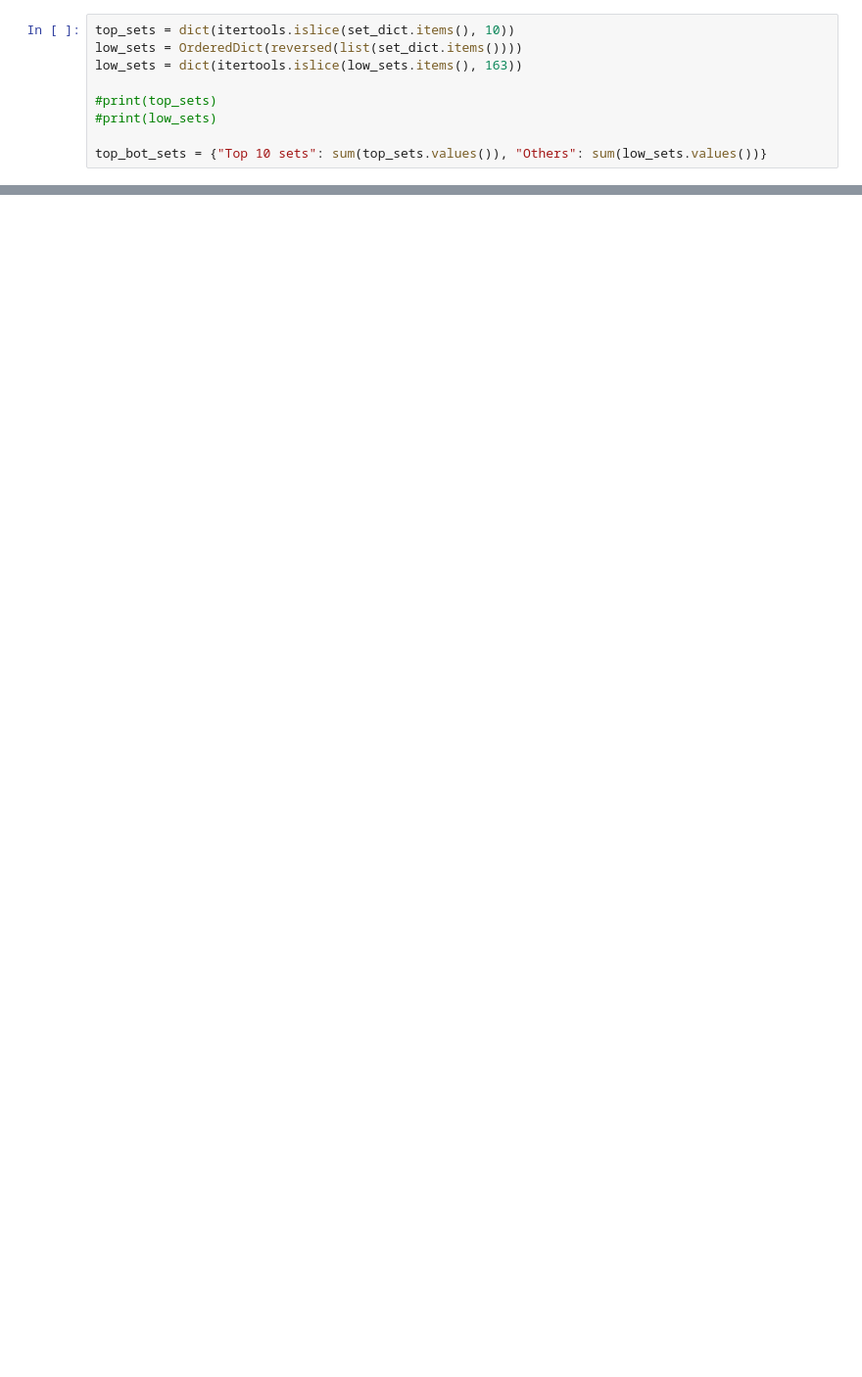
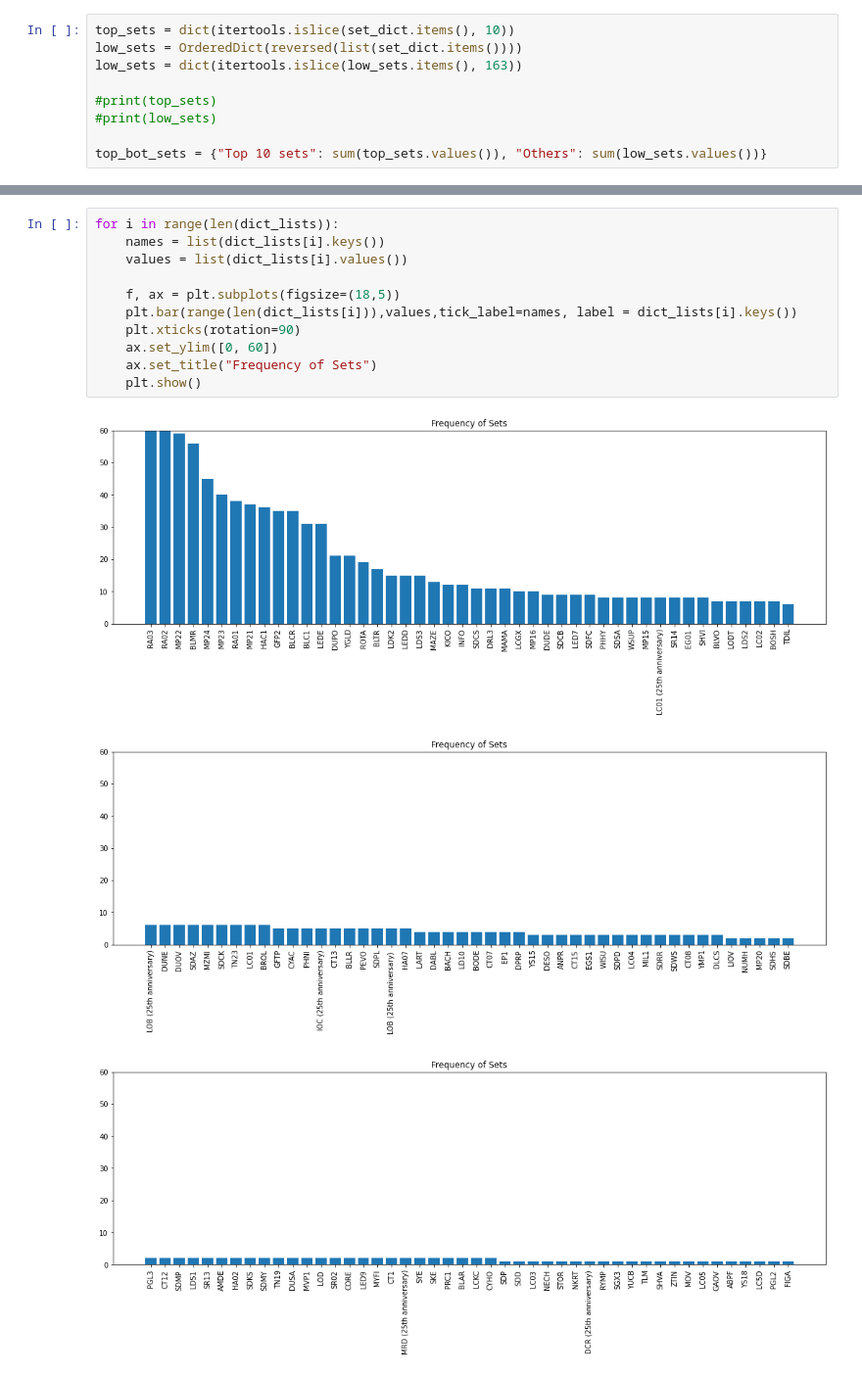
Before and after one commit to lefteris1999/myYugiohCollection, a Jupyter notebook: EDA-YuGiOh!.ipynb, the cells around one changed output, grey strips where cells are left out. Shown at 98% size. Cells and saved outputs as stored; diff of their text form; blank space fills up the shorter version.

```diff
--- a/EDA-YuGiOh!.ipynb
+++ b/EDA-YuGiOh!.ipynb
@@ -327,0 +251,15 @@ for i in range(len(dict_lists)):
+# %%
+for i in range(len(dict_lists)):
+    names = list(dict_lists[i].keys())
+    values = list(dict_lists[i].values())
+
+    f, ax = plt.subplots(figsize=(18,5))
+    plt.bar(range(len(dict_lists[i])),values,tick_label=names, label = dict_lists[i].keys())
+    plt.xticks(rotation=90)
+    ax.set_ylim([0, 60])
+    ax.set_title("Frequency of Sets")
+    plt.show()
+# %% [output]
+[figure, added]
+[figure, added]
+[figure, added]
```
Also changed, not shown: parts of 35 cells of this notebook, 2 other files.
